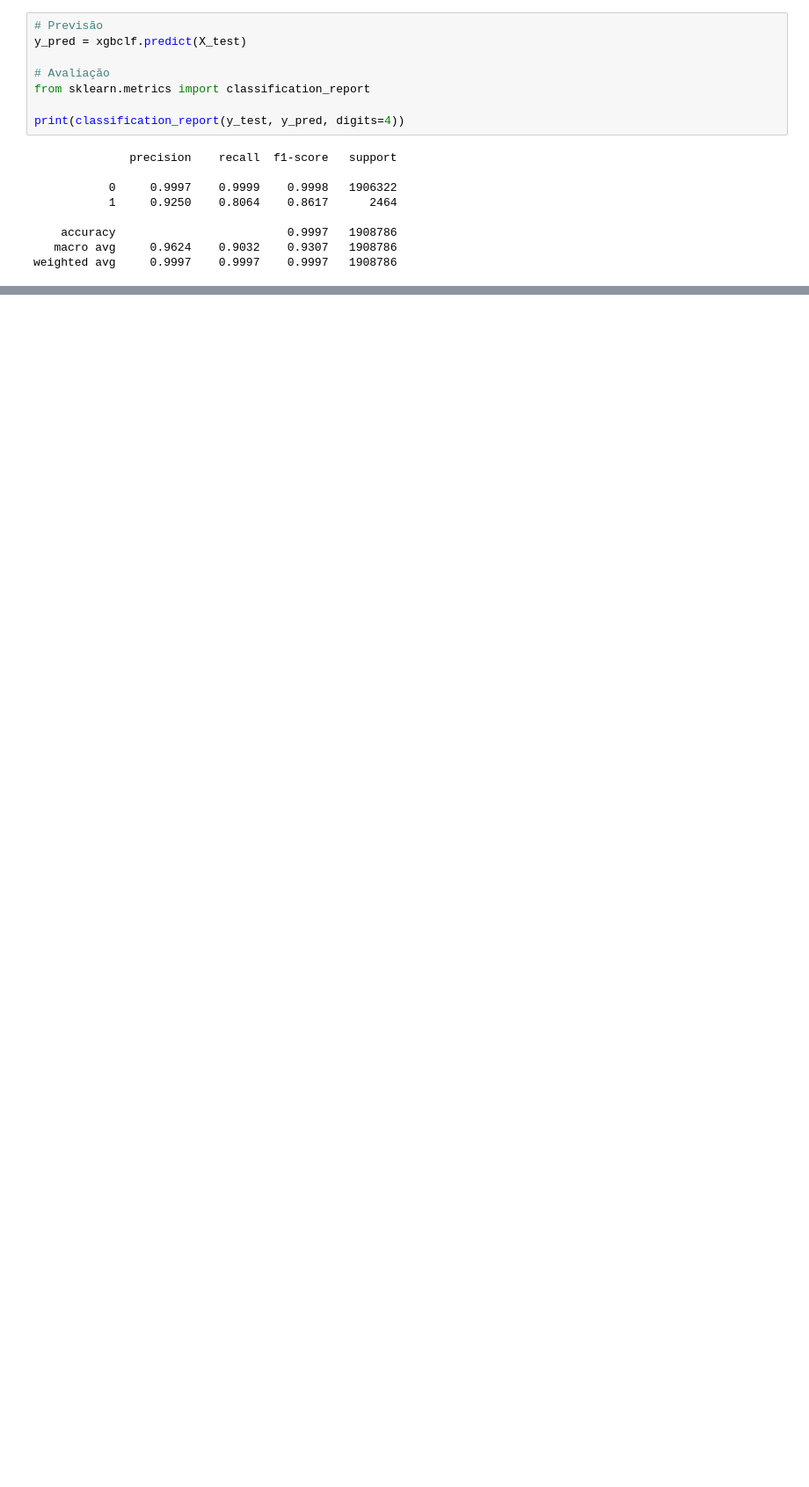
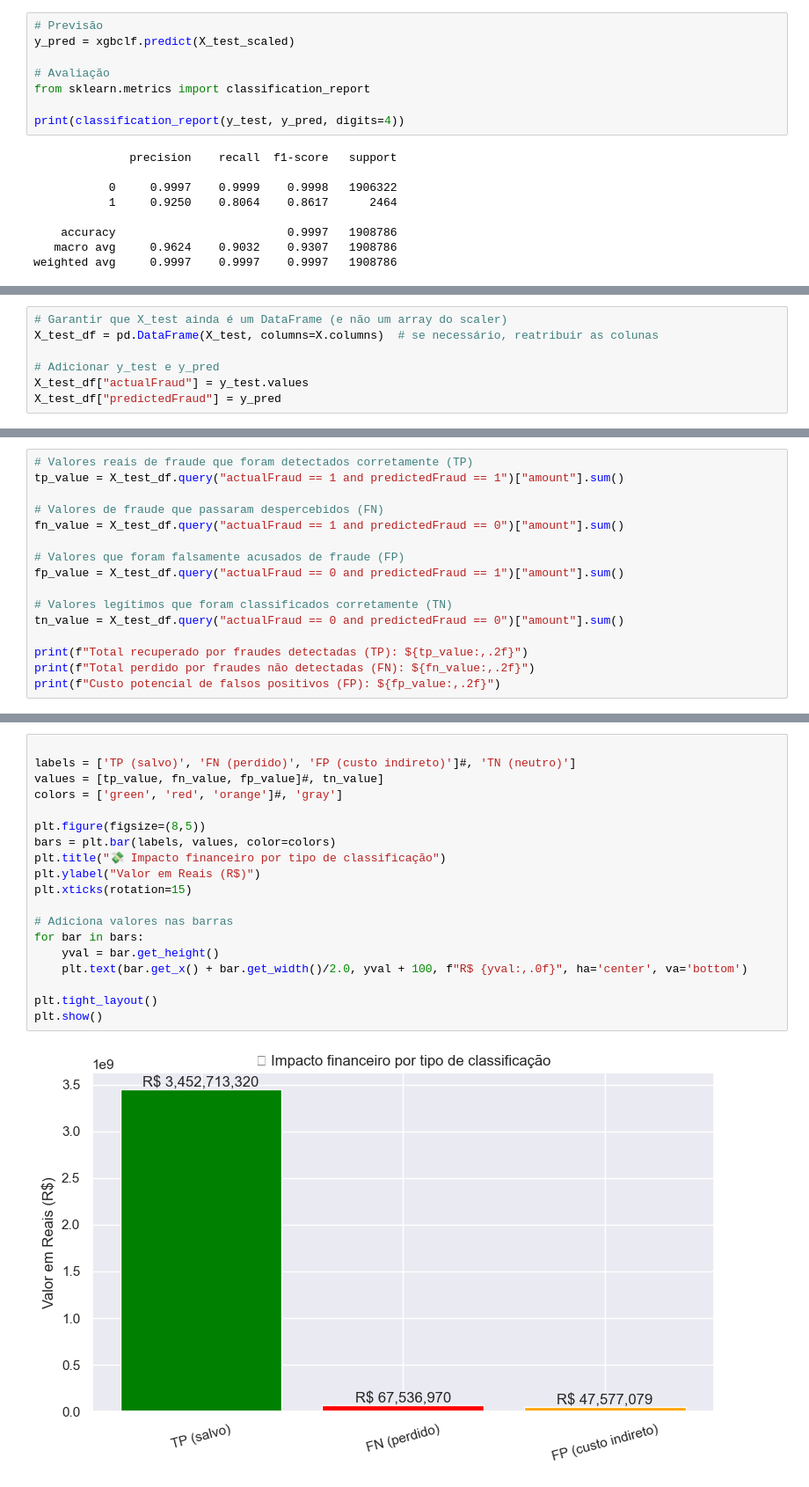
Before and after one commit to elaragao/Portifolio, a Jupyter notebook: Fraud Detection/2.3 - Modeling_Testing.ipynb, the cells around one changed output, grey strips where cells are left out. Shown: that part at 88% size. Cells and saved outputs as stored; diff of their text form; blank space fills up the shorter version.

```diff
--- a/Fraud Detection/2.3 - Modeling_Testing.ipynb
+++ b/Fraud Detection/2.3 - Modeling_Testing.ipynb
@@ -305,6 +376,6 @@ plot_roc_curve(fpr, tpr,)
 # %%
 # Previsão
-y_pred = xgbclf.predict(X_test)
+y_pred = xgbclf.predict(X_test_scaled)
 
 # Avaliação
 from sklearn.metrics import classification_report
@@ -427,0 +428,7 @@ The threshold for the recall 85.337 is: 0.884
+# %%
+# Garantir que X_test ainda é um DataFrame (e não um array do scaler)
+X_test_df = pd.DataFrame(X_test, columns=X.columns)  # se necessário, reatribuir as colunas
+
+# Adicionar y_test e y_pred
+X_test_df["actualFraud"] = y_test.values
+X_test_df["predictedFraud"] = y_pred
@@ -427,0 +451,16 @@ The threshold for the recall 85.337 is: 0.884
+# %%
+# Valores reais de fraude que foram detectados corretamente (TP)
+tp_value = X_test_df.query("actualFraud == 1 and predictedFraud == 1")["amount"].sum()
+
+# Valores de fraude que passaram despercebidos (FN)
+fn_value = X_test_df.query("actualFraud == 1 and predictedFraud == 0")["amount"].sum()
+
+# Valores que foram falsamente acusados de fraude (FP)
+fp_value = X_test_df.query("actualFraud == 0 and predictedFraud == 1")["amount"].sum()
+
+# Valores legítimos que foram classificados corretamente (TN)
+tn_value = X_test_df.query("actualFraud == 0 and predictedFraud == 0")["amount"].sum()
+
+print(f"Total recuperado por fraudes detectadas (TP): ${tp_value:,.2f}")
+print(f"Total perdido por fraudes não detectadas (FN): ${fn_value:,.2f}")
+print(f"Custo potencial de falsos positivos (FP): ${fp_value:,.2f}")
@@ -427,0 +481,21 @@ The threshold for the recall 85.337 is: 0.884
+# %%
+
+labels = ['TP (salvo)', 'FN (perdido)', 'FP (custo indireto)']#, 'TN (neutro)']
+values = [tp_value, fn_value, fp_value]#, tn_value]
+colors = ['green', 'red', 'orange']#, 'gray']
+
+plt.figure(figsize=(8,5))
+bars = plt.bar(labels, values, color=colors)
+plt.title("💸 Impacto financeiro por tipo de classificação")
+plt.ylabel("Valor em Reais (R$)")
+plt.xticks(rotation=15)
+
+# Adiciona valores nas barras
+for bar in bars:
+    yval = bar.get_height()
+    plt.text(bar.get_x() + bar.get_width()/2.0, yval + 100, f"R$ {yval:,.0f}", ha='center', va='bottom')
+
+plt.tight_layout()
+plt.show()
+# %% [output]
+[figure, added]
```
Also changed, not shown: parts of 30 cells of this notebook.
